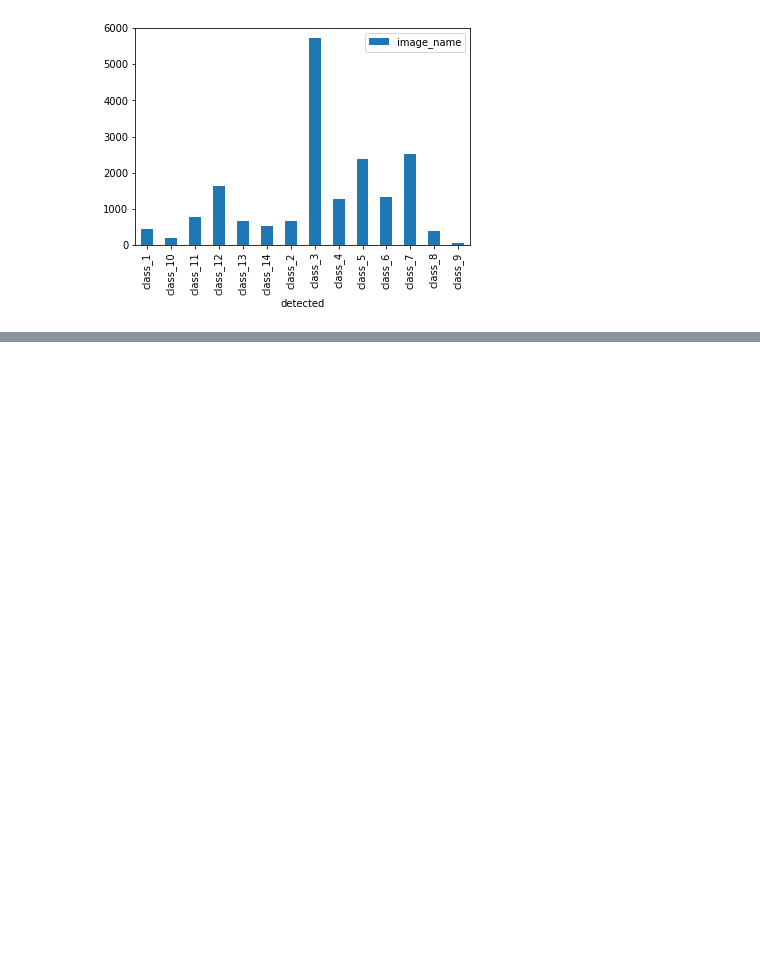
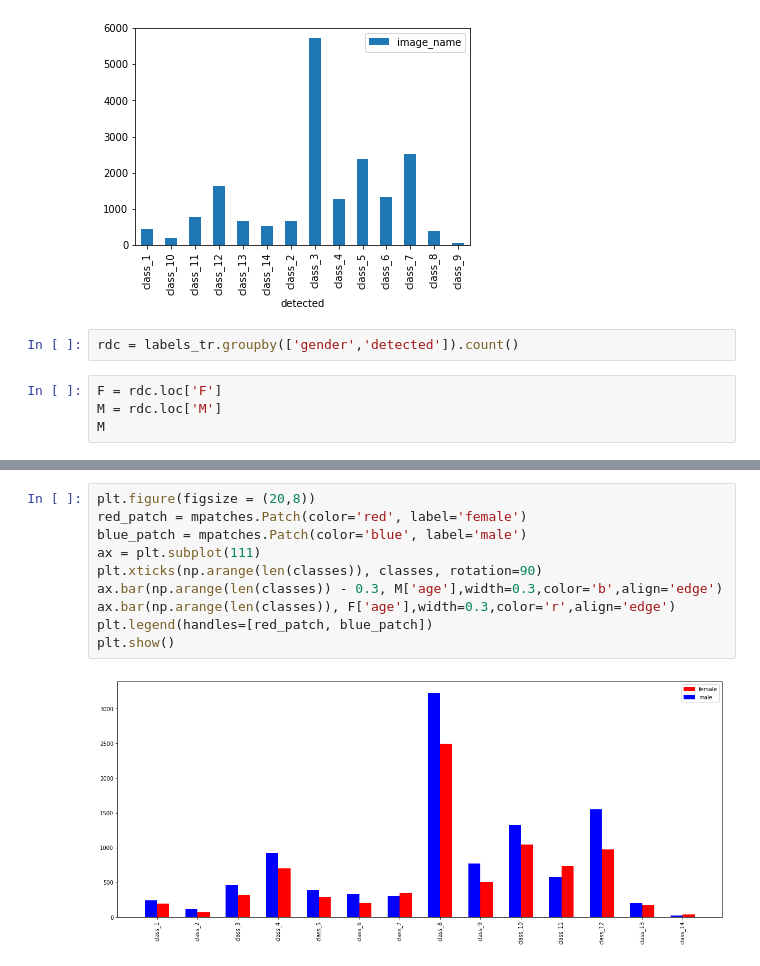
Before and after one commit to divyanshj16/chestnet_hackerearth, a Jupyter notebook: data_exploration.ipynb, the cells around one changed output, grey strips where cells are left out. Cells and saved outputs as stored; diff of their text form; blank space fills up the shorter version.

```diff
--- a/data_exploration.ipynb
+++ b/data_exploration.ipynb
@@ -51,3 +52,9 @@ labels_tr.groupby('detected').count().reset_index().plot(kind='bar', x='detected
 # %% [output]
 <matplotlib.axes._subplots.AxesSubplot at 0x...>
 [figure]
+# %%
+rdc = labels_tr.groupby(['gender','detected']).count()
+# %%
+F = rdc.loc['F']
+M = rdc.loc['M']
+M
@@ -53,0 +78,12 @@ labels_tr.groupby('detected').count().reset_index().plot(kind='bar', x='detected
+# %%
+plt.figure(figsize = (20,8))
+red_patch = mpatches.Patch(color='red', label='female')
+blue_patch = mpatches.Patch(color='blue', label='male')
+ax = plt.subplot(111)
+plt.xticks(np.arange(len(classes)), classes, rotation=90)
+ax.bar(np.arange(len(classes)) - 0.3, M['age'],width=0.3,color='b',align='edge')
+ax.bar(np.arange(len(classes)), F['age'],width=0.3,color='r',align='edge')
+plt.legend(handles=[red_patch, blue_patch])
+plt.show()
+# %% [output]
+[figure, added]
```
Also changed, not shown: parts of 2 cells of this notebook.
